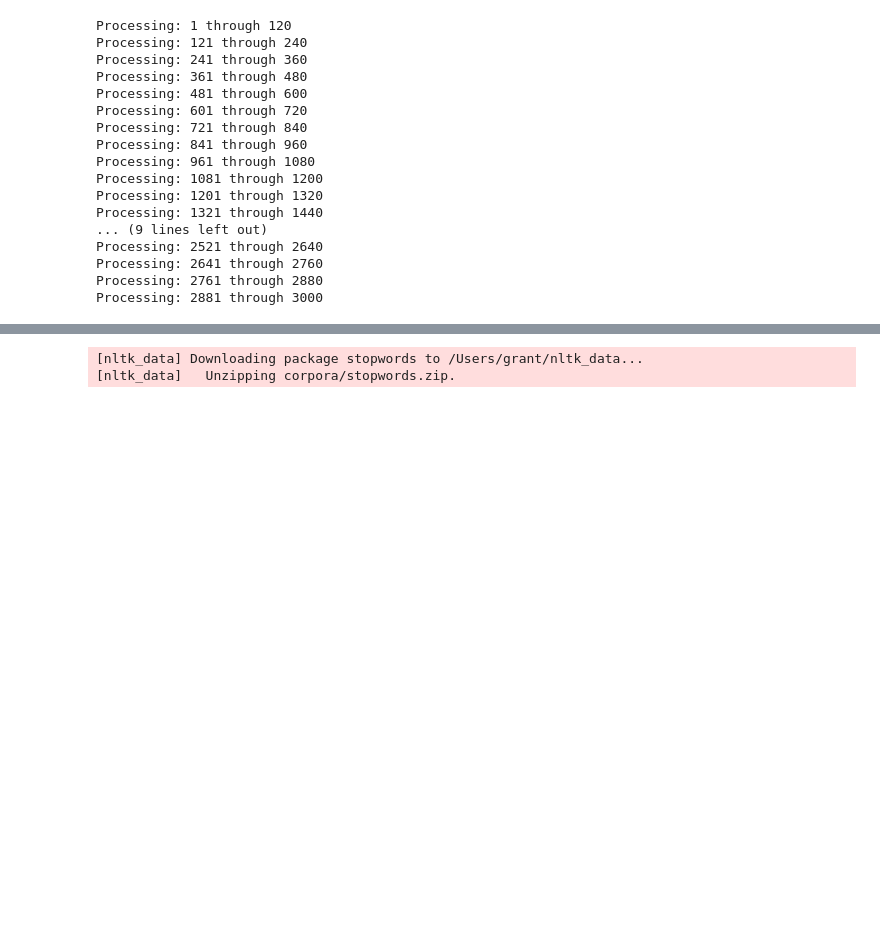
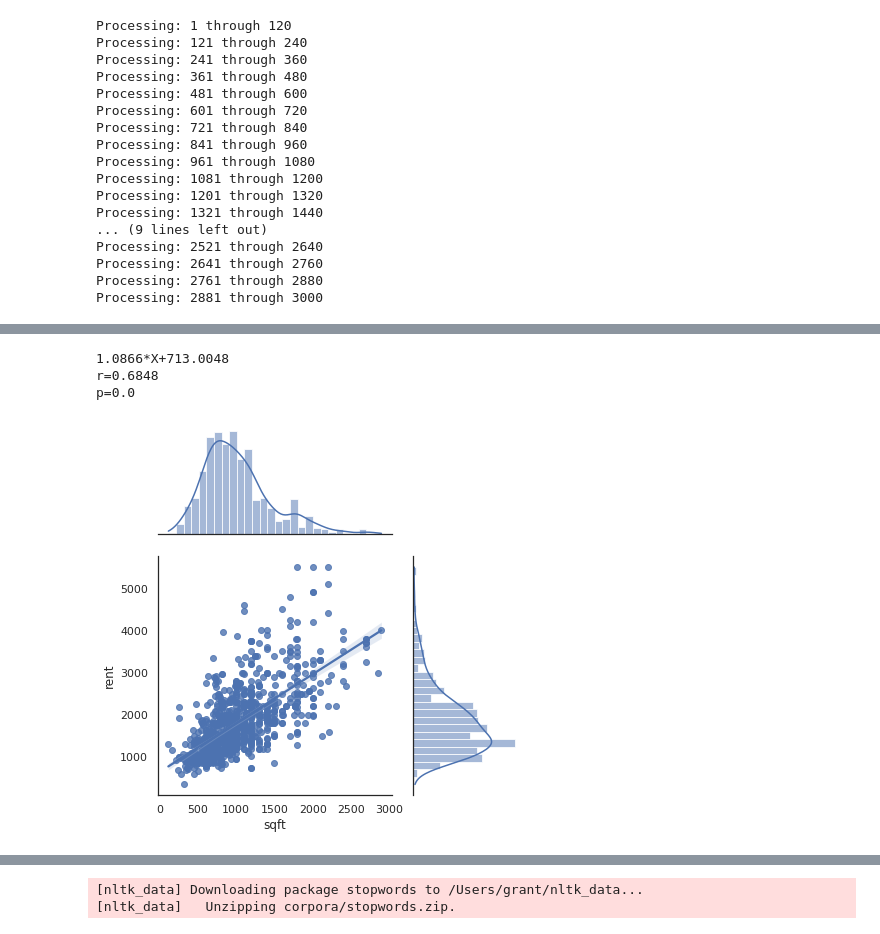
Before and after one commit to gbwiersum/CLApartmentScraper, a Jupyter notebook: CLScraper.ipynb, the cells around one changed output, grey strips where cells are left out. Drawn from its saved outputs; the diff is of its cells as text; code cells hidden in the pictures; blank space fills up the shorter version.

```diff
--- a/CLScraper.ipynb
+++ b/CLScraper.ipynb
@@ -227,0 +220,17 @@ listingdf[listingdf['html']==None]
+# %%
+from scipy.stats import linregress
+model = listingdf[listingdf['sqft']<3000]
+f = sns.jointplot(x=model['sqft'],
+              y=model['rent'],
+              #hue = model['beds'],
+              ratio=2,
+              kind='reg',
+              )
+
+slope, intercept, r, p, se = linregress(x=listingdf[listingdf['sqft']>0]['sqft'], y=listingdf[listingdf['sqft']>0]['rent'])
+print(str(slope.round(4))+"*X+"+str(intercept.round(4))+"\nr="+str(r.round(4))+"\np="+str(p.round(4)))
+# %% [output]
+1.0866*X+713.0048
+r=0.6848
+p=0.0
+[figure, added]
```
Also changed, not shown: parts of 49 cells of this notebook.
